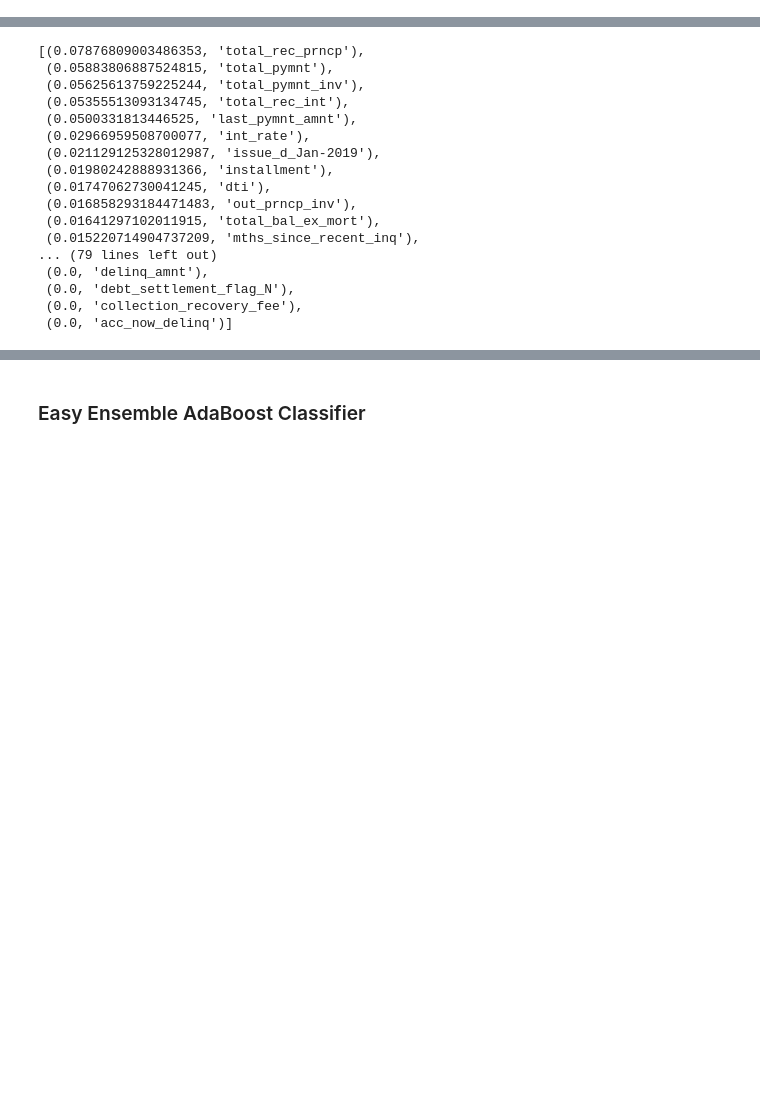
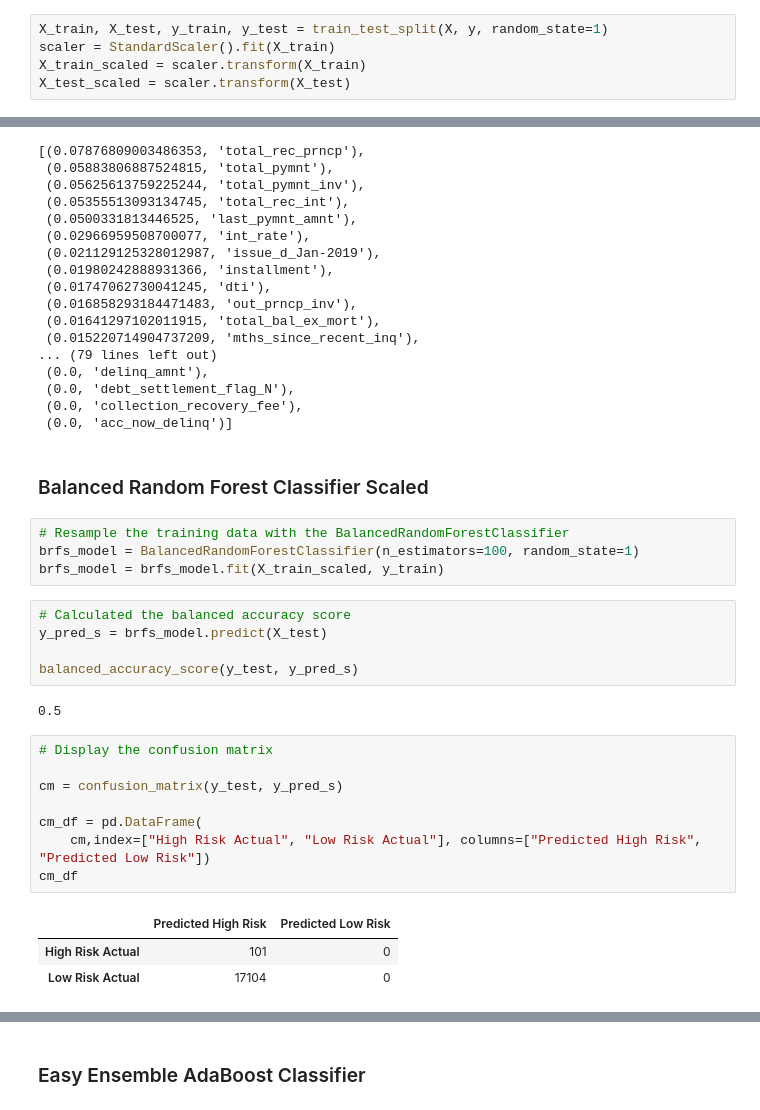
Before and after one commit to tamiespinosa/Credit_Risk_Analysis, a Jupyter notebook: credit_risk_ensemble.ipynb, the cells around one changed output, grey strips where cells are left out. Cells and saved outputs as stored; diff of their text form; blank space fills up the shorter version.

Commit message:
Updated to include scaled models

```diff
--- a/credit_risk_ensemble.ipynb
+++ b/credit_risk_ensemble.ipynb
@@ -115,6 +116,11 @@ Name: loan_status, dtype: int64
 # %%
 from sklearn.model_selection import train_test_split
 X_train, X_test, y_train, y_test = train_test_split(X, y, random_state=1)
+# %%
+X_train, X_test, y_train, y_test = train_test_split(X, y, random_state=1)
+scaler = StandardScaler().fit(X_train)
+X_train_scaled = scaler.transform(X_train)
+X_test_scaled = scaler.transform(X_test)
 # %% [markdown]
 # Ensemble Learners
 
@@ -184,3 +190,28 @@ sorted(zip(brf_model.feature_importances_, X.columns), reverse=True)
  (0.0, 'debt_settlement_flag_N'),
  (0.0, 'collection_recovery_fee'),
  (0.0, 'acc_now_delinq')]
+# %% [markdown]
+### Balanced Random Forest Classifier Scaled
+# %%
+# Resample the training data with the BalancedRandomForestClassifier
+brfs_model = BalancedRandomForestClassifier(n_estimators=100, random_state=1)
+brfs_model = brfs_model.fit(X_train_scaled, y_train)
+# %%
+# Calculated the balanced accuracy score
+y_pred_s = brfs_model.predict(X_test)
+
+balanced_accuracy_score(y_test, y_pred_s)
+# %% [output]
+0.5
+# %%
+# Display the confusion matrix
+
+cm = confusion_matrix(y_test, y_pred_s)
+
+cm_df = pd.DataFrame(
+    cm,index=["High Risk Actual", "Low Risk Actual"], columns=["Predicted High Risk", "Predicted Low Risk"])
+cm_df
+# %% [output]
+|  | Predicted High Risk | Predicted Low Risk |
+| High Risk Actual | 101 | 0 |
+| Low Risk Actual | 17104 | 0 |
```
Also changed, not shown: parts of 8 cells of this notebook.
